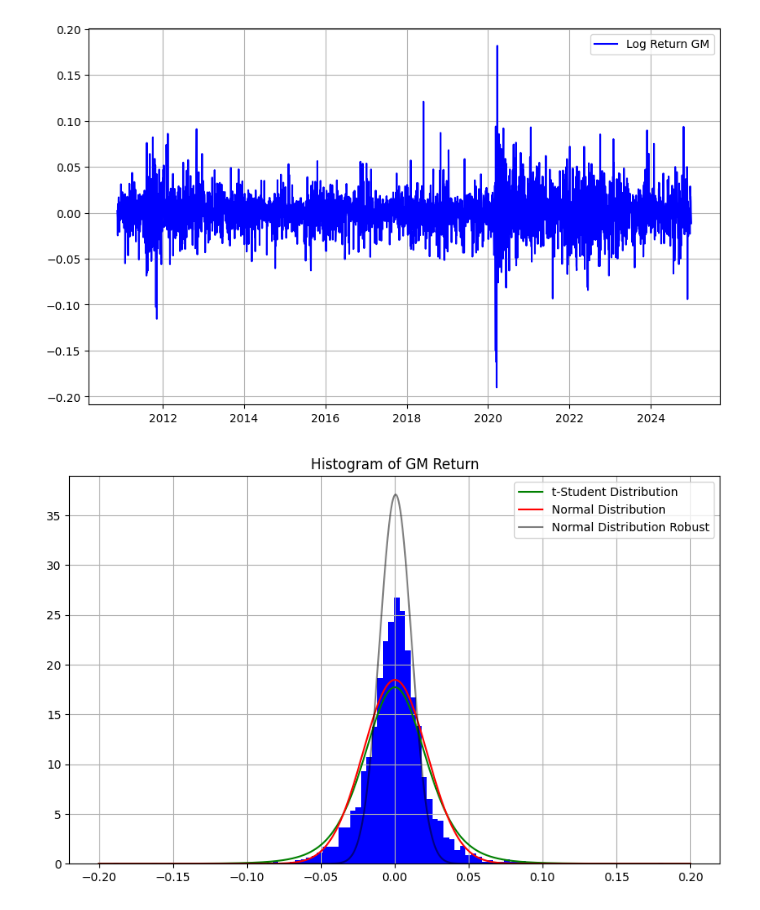
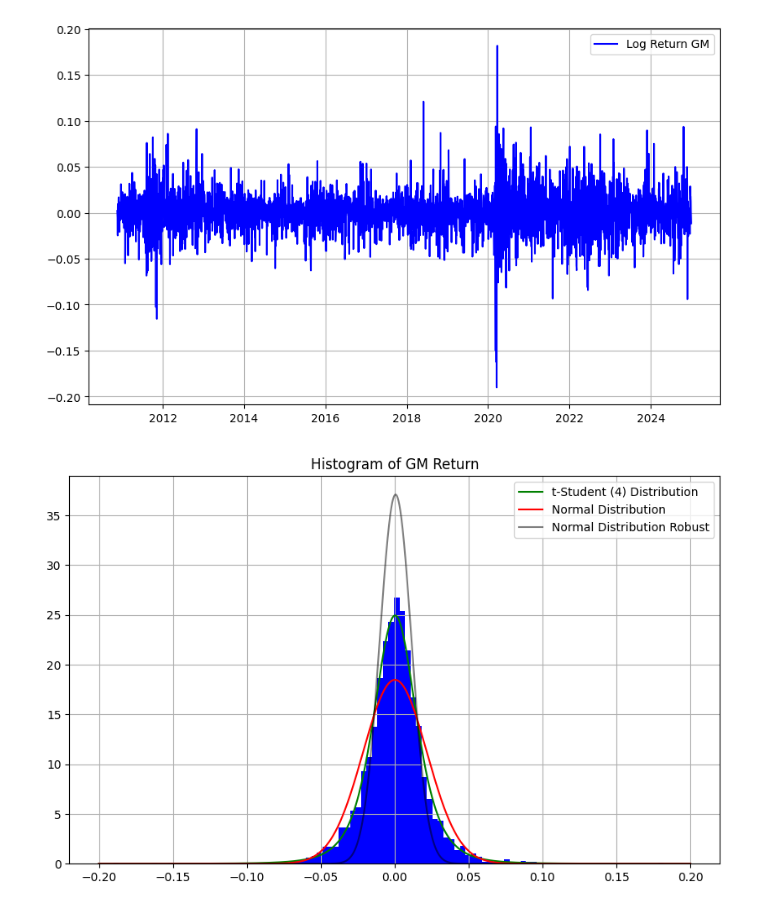
Before and after one commit to amiccibattaglini/Explanatory-Analysis, a Jupyter notebook: ExampleUsage.ipynb, the cells around one changed output. Cells and saved outputs as stored; diff of their text form; code cells hidden in the pictures.

```diff
--- a/ExampleUsage.ipynb
+++ b/ExampleUsage.ipynb
@@ -69,34 +67,36 @@ median_abs_dev = mad(data["log_ret"])
 
 x = np.linspace(-0.2, 0.2, 5000)
 y = norm.pdf(x, unc_mean, unc_std)
-y_t = t.pdf(x, df = 6, loc = unc_mean, scale = unc_std)
+#for t distribution
+mle = MLE(data = data["log_ret"], distribution = "t")
+y_t = t.pdf(x, df = mle.mle_df, loc = mle.mle_mean, scale = mle.mle_std)
 y_robust = norm.pdf(x, median, median_abs_dev)
 
 plt.figure(figsize = (10, 6))
 plt.hist(data["log_ret"],
          bins = 100,
          color = "blue",
          density = True)
 
 plt.plot(x,
          y_t,
          color = "green",
-         label = "t-Student Distribution")
+         label = f"t-Student ({mle.mle_df}) Distribution")
 
 plt.plot(x,
          y,
          color = "red",
          label = "Normal Distribution")
 
 plt.plot(x,
          y_robust,
          color = "black",
          label = "Normal Distribution Robust",
          alpha = 0.5)
 
 plt.title("Histogram of GM Return")
 plt.grid()
 plt.legend()
 plt.show()
 # %% [output]
-[figure, old version]
+[figure, new version]
```
Also changed, not shown: parts of 4 cells of this notebook.
